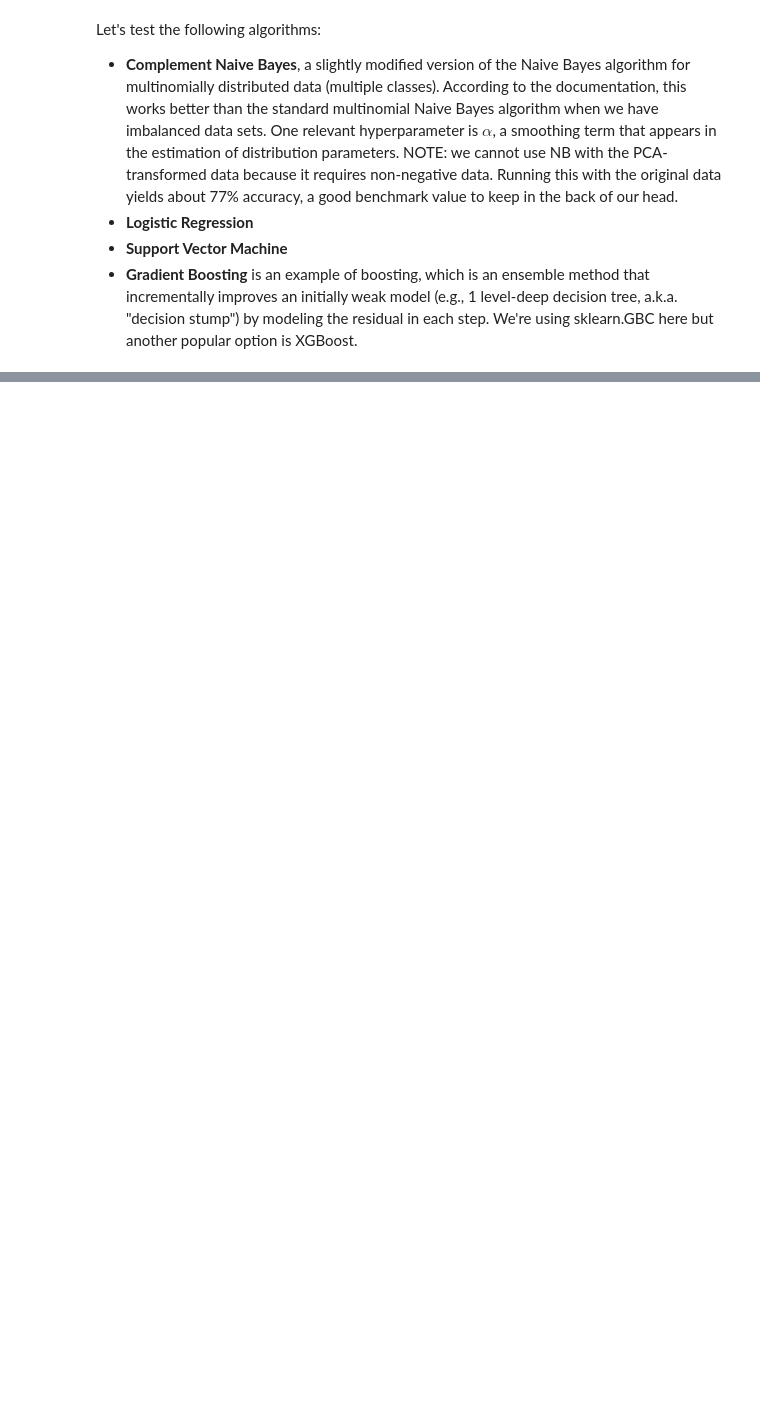
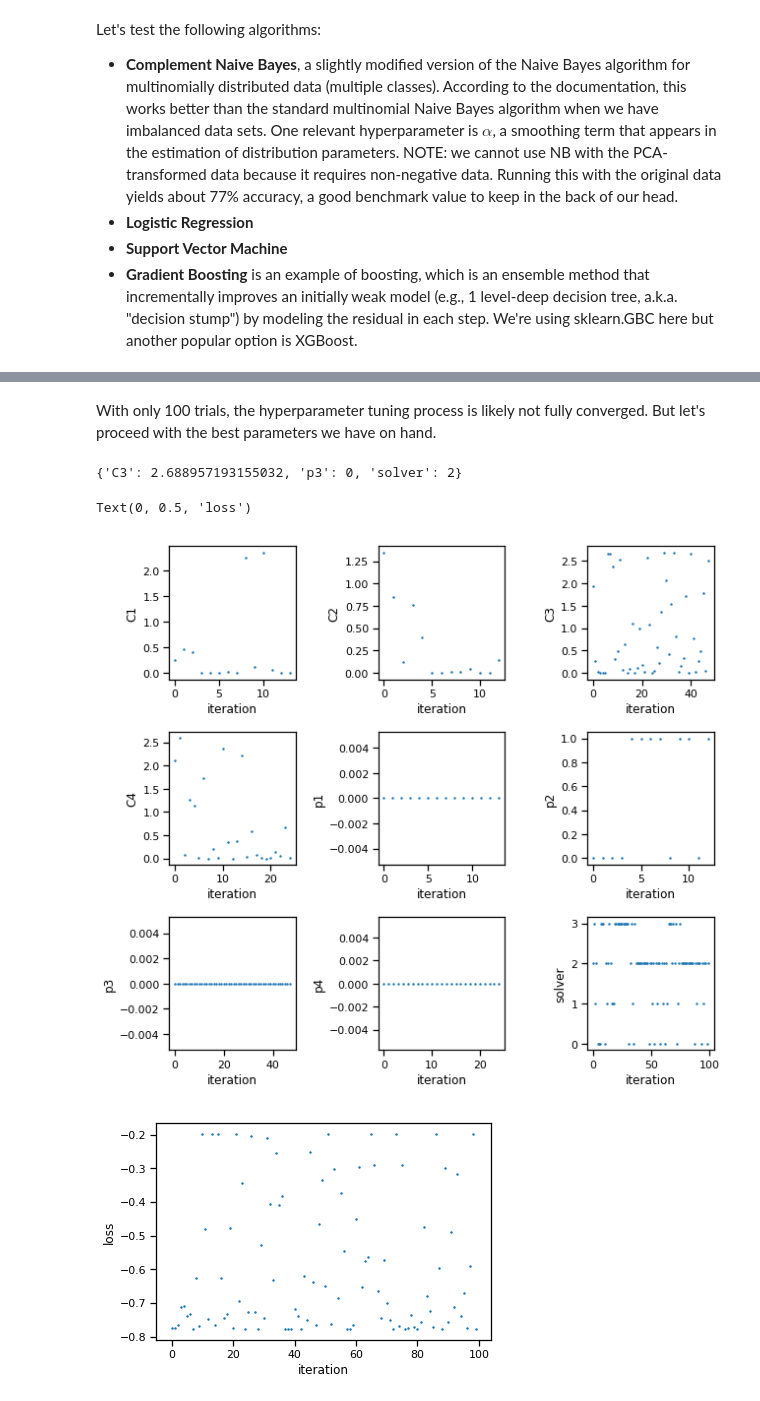
Before and after one commit to jieunchoi/yummly, a Jupyter notebook: predict_cuisine.ipynb, the cells around one changed output, grey strips where cells are left out. Cells and saved outputs as stored; diff of their text form; code cells hidden in the pictures; blank space fills up the shorter version.

Commit message:
hyperparameter tuning added and prediction output computed

```diff
--- a/predict_cuisine.ipynb
+++ b/predict_cuisine.ipynb
@@ -302,0 +345,8 @@ The distribution of cuisines shows that the classes are imbalanced (e.g., many t
+# %%
+#keep the training information
+bayes_trials = Trials()
+
+outfile = 'lr_trials.csv'
+with open(outfile, 'w') as f:
+    writer = csv.writer(f)
+    writer.writerow(['loss', 'params', 'estimators', 'train_time'])
@@ -302,0 +362,24 @@ The distribution of cuisines shows that the classes are imbalanced (e.g., many t
+# %% [markdown]
+With only 100 trials, the hyperparameter tuning process is likely not fully converged. But let's proceed with the best parameters we have on hand.
+# %%
+print(best)
+# %% [output]
+{'C3': 2.688957193155032, 'p3': 0, 'solver': 2}
+# %%
+plt.figure(1, figsize=(9,8))
+for i_k, k in enumerate(bayes_trials.vals.keys()):
+    ax = plt.subplot('33'+str(i_k+1))
+    ax.scatter(range(len(bayes_trials.vals[k])), bayes_trials.vals[k], label=k, s=2)
+    ax.set_ylabel(' '.join(k.split('_')))
+    ax.set_xlabel('iteration')
+    plt.tight_layout()
+
+plt.figure(2)
+ax = plt.subplot('111')
+ax.scatter(range(len(bayes_trials.losses())), bayes_trials.losses(), s=2)
+ax.set_xlabel('iteration')
+ax.set_ylabel('loss')
+# %% [output]
+Text(0, 0.5, 'loss')
+[figure, added]
+[figure, added]
```
Also changed, not shown: parts of 29 cells of this notebook.
